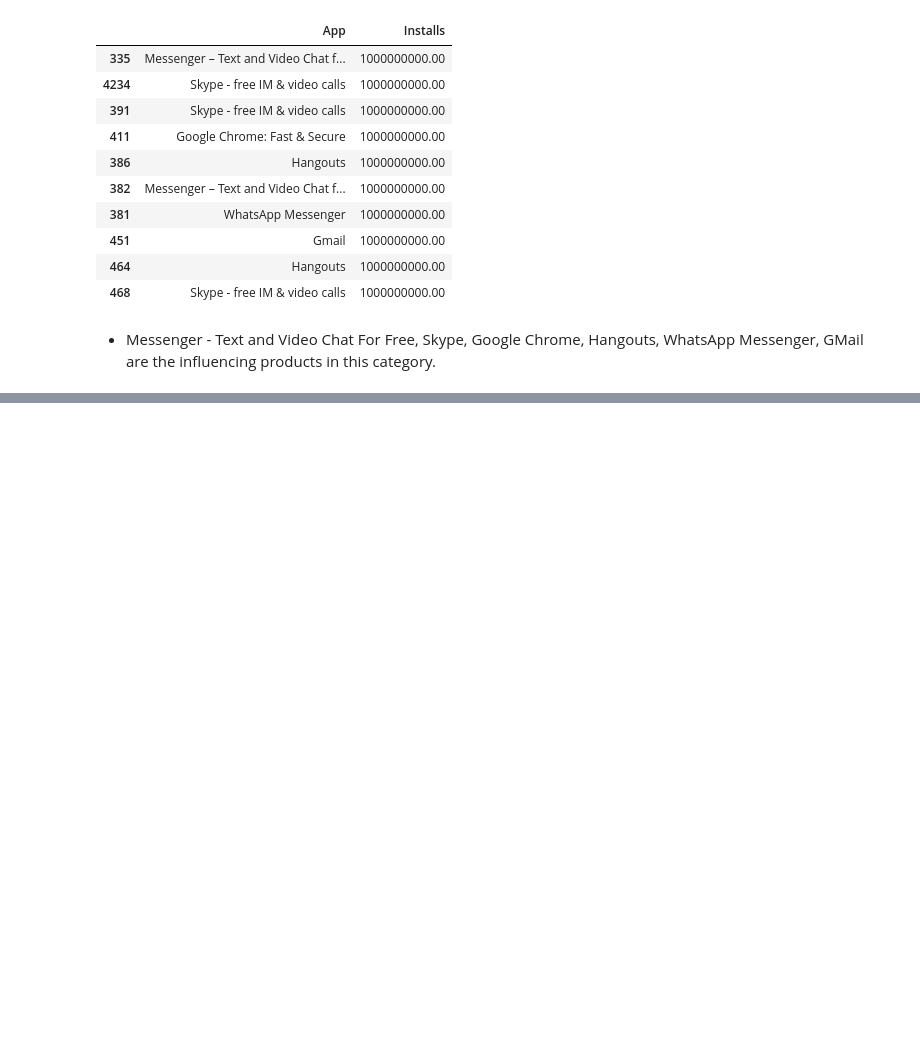
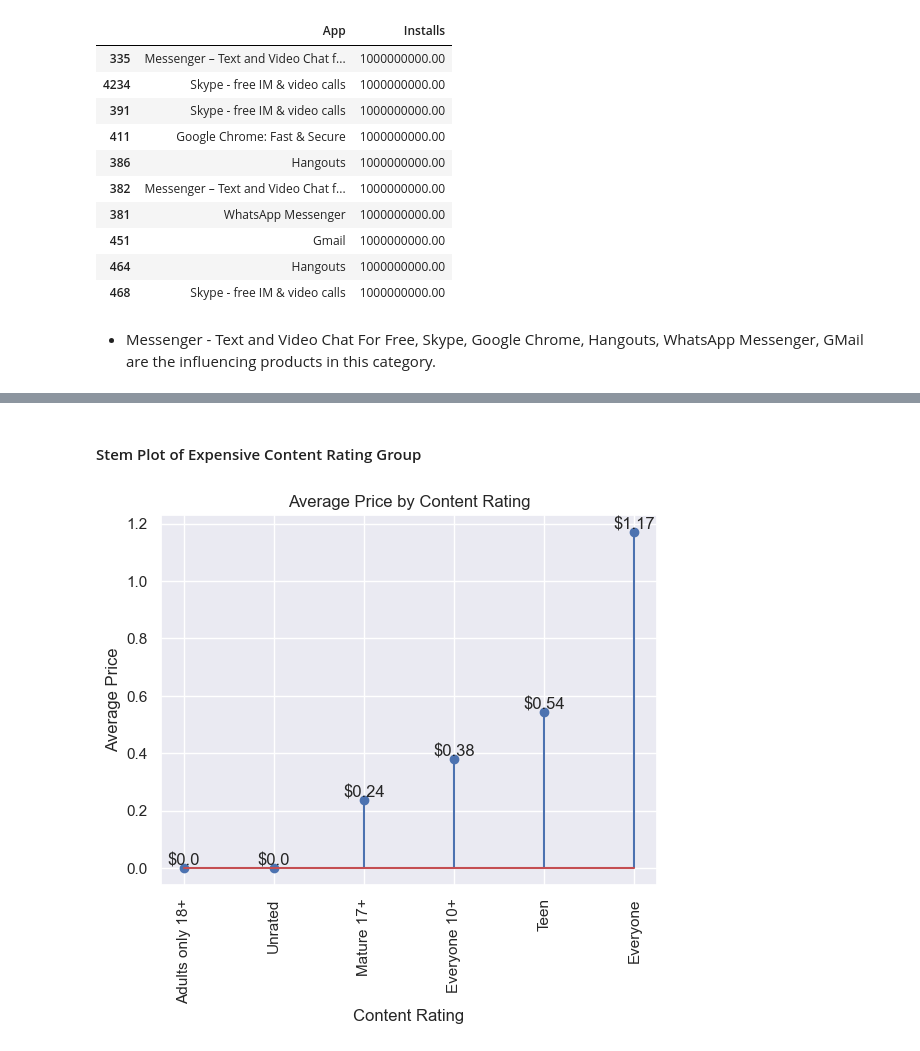
Before and after one commit to RitiGawade/Google-Play-Store, a Jupyter notebook: Data_Visualization.ipynb, the cells around one changed output, grey strips where cells are left out. Drawn from its saved outputs; the diff is of its cells as text; code cells hidden in the pictures; blank space fills up the shorter version.

```diff
--- a/Data_Visualization.ipynb
+++ b/Data_Visualization.ipynb
@@ -1333,0 +1451,23 @@ df[df['Category'] == 'COMMUNICATION'].sort_values(by = 'Installs', ascending = F
+# %% [markdown]
+#### Stem Plot of Expensive Content Rating Group
+# %%
+#reorder the values
+cont_price_sorted = cont_price.sort_values(by = 'Price' )
+
+# Create the plot
+plt.stem(range(len(cont_price_sorted)), cont_price_sorted)
+plt.xticks(range(len(cont_price_sorted)), cont_price_sorted.index, rotation=90)
+
+# Add value labels to the lollipops
+for i, price in enumerate(cont_price_sorted.values):
+    plt.text(i, float(price), f"${round(float(price), 2)}", ha='center', va='bottom')
+
+# Customize the plot
+plt.xlabel('Content Rating')
+plt.ylabel('Average Price')
+plt.title('Average Price by Content Rating')
+
+# Show the plot
+plt.show()
+# %% [output]
+[figure, added]
```
Also changed, not shown: parts of 46 cells of this notebook.
